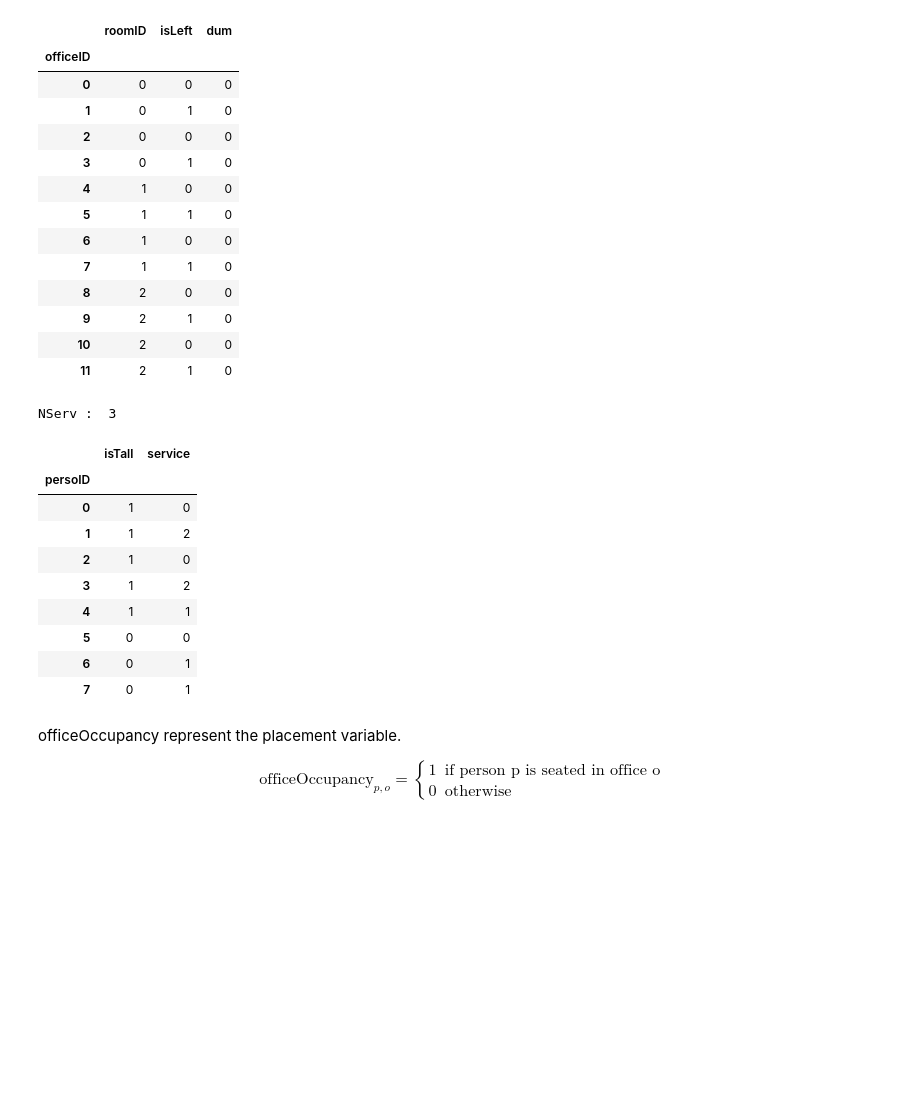
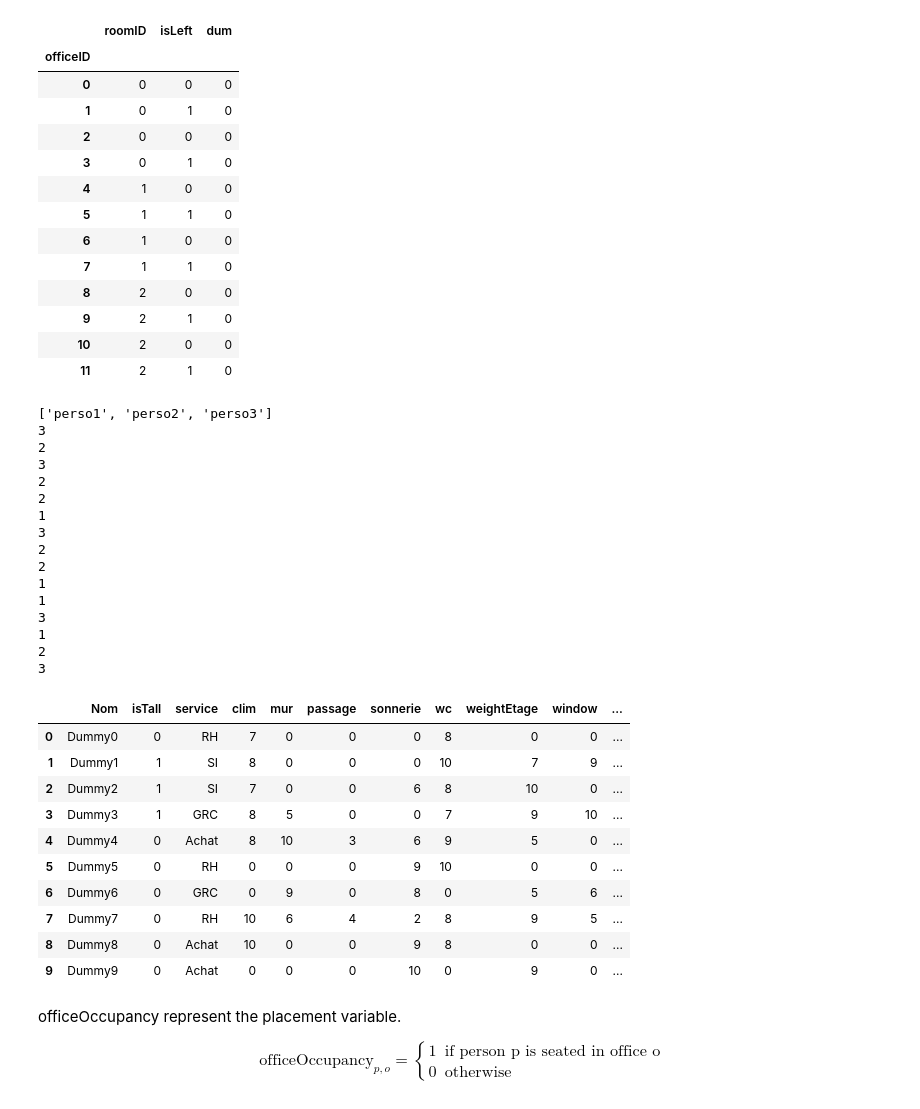
Before and after one commit to cgoudet/RoomOptimisation, a Jupyter notebook: RoomOptimisation.ipynb, the cells around one changed output. Saved outputs shown, nothing was run; the diff lists cells and outputs as text; code cells hidden in the pictures; blank space fills up the shorter version.

```diff
--- a/RoomOptimisation.ipynb
+++ b/RoomOptimisation.ipynb
@@ -30,23 +38,3 @@ officeData
 | 9 | 2 | 1 | 0 |
 | 10 | 2 | 0 | 0 |
 | 11 | 2 | 1 | 0 |
-# %%
-persoData = pd.DataFrame( {'persoID' : np.arange(8)})
-persoData['isTall'] = np.random.choice([0, 1], size=(8,1), p=[0.7, 0.3] )
-persoData['service'] = np.random.randint(0, 3, (8,1) )
-persoData = persoData.set_index('persoID')
-NServ = len(persoData['service'].unique())
-print('NServ : ', NServ)
-persoData
-# %% [output]
-NServ :  3
-|  | isTall | service |
-| persoID |  |  |
-| 0 | 1 | 0 |
-| 1 | 1 | 2 |
-| 2 | 1 | 0 |
-| 3 | 1 | 2 |
-| 4 | 1 | 1 |
-| 5 | 0 | 0 |
-| 6 | 0 | 1 |
-| 7 | 0 | 1 |
@@ -53,3 +60,36 @@ NServ :  3
+# %%
+np.random.seed(12435)
+options =  ['clim', 'mur', 'passage', 'sonnerie', 'wc', 'weightEtage', 'window'] + ['weightPerso%i'%i for i in range(1,4)]
+persoData = CreatePersoData( nPerso=10, options=options)
+persoData
+# %% [output]
+['perso1', 'perso2', 'perso3']
+3
+2
+3
+2
+2
+1
+3
+2
+2
+1
+1
+3
+1
+2
+3
+|  | Nom | isTall | service | clim | mur | passage | sonnerie | wc | weightEtage | window | ... |
+| 0 | Dummy0 | 0 | RH | 7 | 0 | 0 | 0 | 8 | 0 | 0 | ... |
+| 1 | Dummy1 | 1 | SI | 8 | 0 | 0 | 0 | 10 | 7 | 9 | ... |
+| 2 | Dummy2 | 1 | SI | 7 | 0 | 0 | 6 | 8 | 10 | 0 | ... |
+| 3 | Dummy3 | 1 | GRC | 8 | 5 | 0 | 0 | 7 | 9 | 10 | ... |
+| 4 | Dummy4 | 0 | Achat | 8 | 10 | 3 | 6 | 9 | 5 | 0 | ... |
+| 5 | Dummy5 | 0 | RH | 0 | 0 | 0 | 9 | 10 | 0 | 0 | ... |
+| 6 | Dummy6 | 0 | GRC | 0 | 9 | 0 | 8 | 0 | 5 | 6 | ... |
+| 7 | Dummy7 | 0 | RH | 10 | 6 | 4 | 2 | 8 | 9 | 5 | ... |
+| 8 | Dummy8 | 0 | Achat | 10 | 0 | 0 | 9 | 8 | 0 | 0 | ... |
+| 9 | Dummy9 | 0 | Achat | 0 | 0 | 0 | 10 | 0 | 9 | 0 | ... |
 # %% [markdown]
 officeOccupancy represent the placement variable.
 
```
Also changed, not shown: parts of 11 cells of this notebook, 1 other file.
